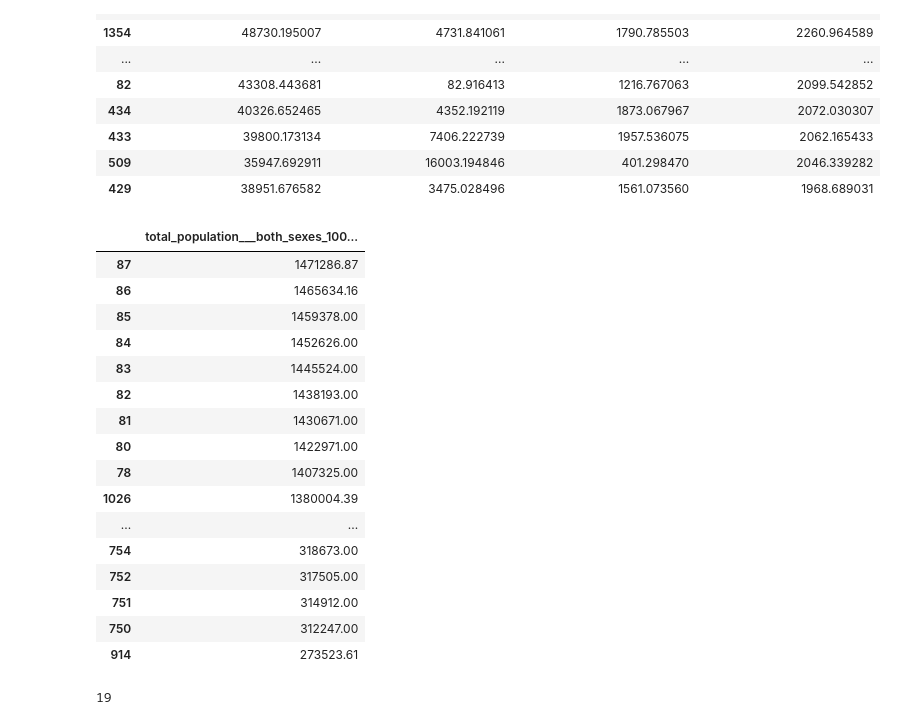
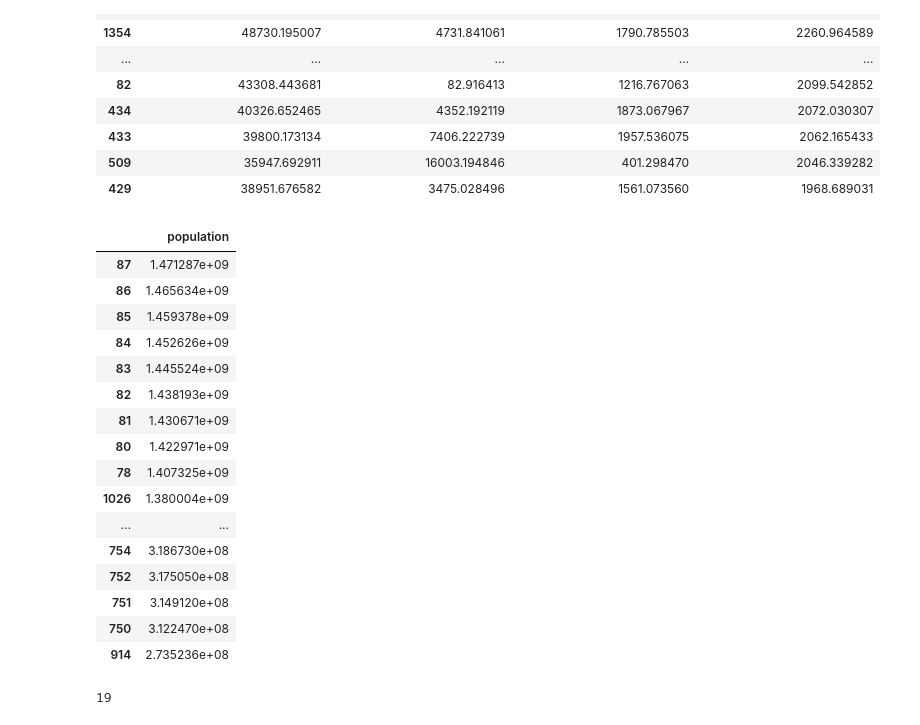
Before and after one commit to AGordon777/final-project, a Jupyter notebook: model.ipynb, the cells around one changed output. Drawn from its saved outputs; the diff is of its cells as text; code cells hidden in the pictures.

```diff
--- a/model.ipynb
+++ b/model.ipynb
@@ -141,9 +142,9 @@ Index(['sub_region_name', 'area', 'iso_alpha3_code',
        'protein_supply_g_per_day_vegetal_products'],
       dtype='object')
 # %%
-balance['kcal_per_capita_per_day'] = balance['food_supply_kcal_per_day_grand_total'] / (1000* balance['total_population___both_sexes_1000_persons'])
-balance['protein_g_per_capita_per_day'] = balance['protein_supply_g_per_day_grand_total'] / (1000* balance['total_population___both_sexes_1000_persons'])
-balance['fat_g_per_capita_per_day'] = balance['fat_supply_g_per_day_grand_total'] / (1000* balance['total_population___both_sexes_1000_persons'])
+balance['kcal_per_capita_per_day'] = balance['food_supply_kcal_per_day_grand_total'] / balance['population']
+balance['protein_g_per_capita_per_day'] = balance['protein_supply_g_per_day_grand_total'] / balance['population']
+balance['fat_g_per_capita_per_day'] = balance['fat_supply_g_per_day_grand_total'] / balance['population']
 balance['animal_proportion'] = balance['food_supply_kcal_per_day_animal_products'] / balance['food_supply_kcal_per_day_grand_total']
 
 balance = balance.drop(['area',
@@ -337,5 +338,5 @@ data.head()
 # %%
-data['gdp_per_capita'] = data['gdp'] / (1000* data['total_population___both_sexes_1000_persons'])
+data['gdp_per_capita'] = data['gdp'] / data['population']
 # %%
 data.isna().sum()
 # %% [output]
@@ -660,25 +661,25 @@ X_train[['kcal_prod_per_capita_per_day','kcal_exp_per_capita_per_day','kcal_imp_
 | 509 | 35947.692911 | 16003.194846 | 401.298470 | 2046.339282 |
 | 429 | 38951.676582 | 3475.028496 | 1561.073560 | 1968.689031 |
 # %%
-X_train[['total_population___both_sexes_1000_persons']].sort_values(by=['total_population___both_sexes_1000_persons'], ascending=False).head(30)
+X_train[['population']].sort_values(by=['population'], ascending=False).head(30)
 # %% [output]
-|  | total_population___both_sexes_100... |
-| 87 | 1471286.87 |
-| 86 | 1465634.16 |
-| 85 | 1459378.00 |
-| 84 | 1452626.00 |
-| 83 | 1445524.00 |
-| 82 | 1438193.00 |
-| 81 | 1430671.00 |
-| 80 | 1422971.00 |
-| 78 | 1407325.00 |
-| 1026 | 1380004.39 |
+|  | population |
+| 87 | 1.471287e+09 |
+| 86 | 1.465634e+09 |
+| 85 | 1.459378e+09 |
+| 84 | 1.452626e+09 |
+| 83 | 1.445524e+09 |
+| 82 | 1.438193e+09 |
+| 81 | 1.430671e+09 |
+| 80 | 1.422971e+09 |
+| 78 | 1.407325e+09 |
+| 1026 | 1.380004e+09 |
 | ... | ... |
-| 754 | 318673.00 |
-| 752 | 317505.00 |
-| 751 | 314912.00 |
-| 750 | 312247.00 |
-| 914 | 273523.61 |
+| 754 | 3.186730e+08 |
+| 752 | 3.175050e+08 |
+| 751 | 3.149120e+08 |
+| 750 | 3.122470e+08 |
+| 914 | 2.735236e+08 |
 # %%
 # as China and India are so much more populous than any other country,
 # they are likely skewing the data
```
Also changed, not shown: parts of 34 cells of this notebook, 2 other files.
